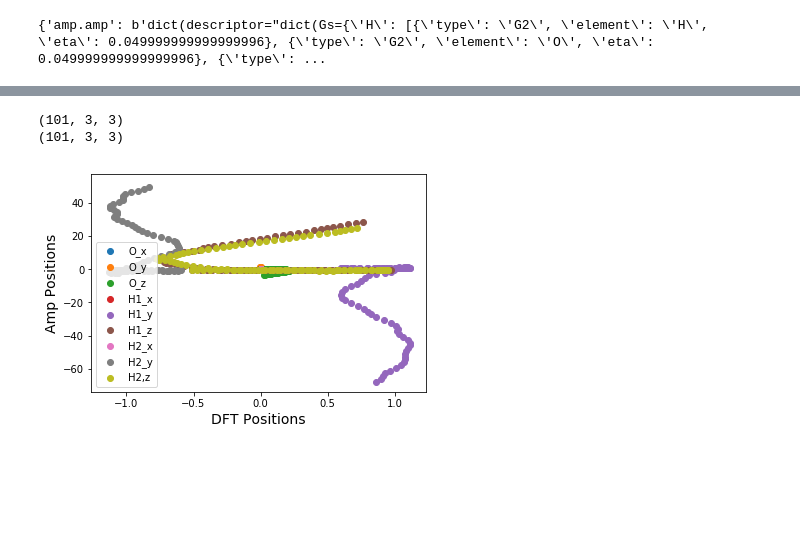
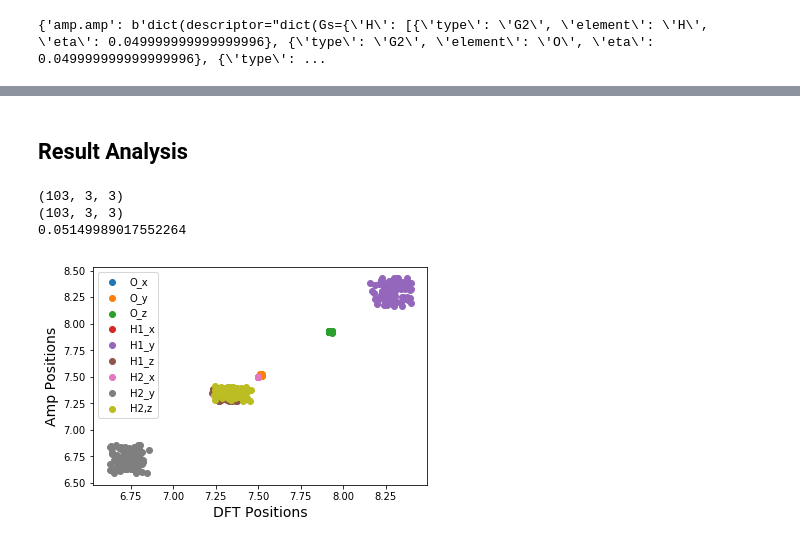
Before and after one commit to cancan233/googlecolab, a Jupyter notebook: Amp_MD.ipynb, the cells around one changed output, grey strips where cells are left out. Cells and saved outputs as stored; diff of their text form; code cells hidden in the pictures; blank space fills up the shorter version.

Commit message:
Add NWChem and data analysis

```diff
--- a/Amp_MD.ipynb
+++ b/Amp_MD.ipynb
@@ -158,34 +207,45 @@ True
+# %% [markdown]
+## Result Analysis
 # %%
-import numpy as np
-amp_md = read('amp.traj', index=':')
+amp_md = read('amp_md.traj', index=':')
 amp_positions = []
+amp_potential, amp_kinetic = [], []
 for i in range(len(amp_md)):
     amp_positions.append(amp_md[i].get_positions())
+    amp_potential.append(amp_md[i].get_potential_energy())
+    amp_kinetic.append(amp_md[i].get_kinetic_energy())
 amp_positions = np.array(amp_positions)
+amp_potential = np.array(amp_potential)
+amp_kinetic = np.array(amp_kinetic)
 print(amp_positions.shape)
 
-dft_md = read('emt.traj', index=':')
+dft_md = read('dft.traj', index=':')
 dft_positions = []
+dft_potential, dft_kinetic = [], []
 for i in range(len(dft_md)):
     dft_positions.append(dft_md[i].get_positions())
+    dft_potential.append(dft_md[i].get_potential_energy())
+    dft_kinetic.append(dft_md[i].get_kinetic_energy())
 dft_positions = np.array(dft_positions)
+dft_potential = np.array(dft_potential)
+dft_kinetic = np.array(dft_kinetic)
 print(dft_positions.shape)
+rmse = np.sqrt(np.mean(np.absolute(amp_positions - dft_positions)**2))
+print(rmse)
 # %% [output]
-(101, 3, 3)
-(101, 3, 3)
+(103, 3, 3)
+(103, 3, 3)
+0.05149989017552264
 # %%
 %matplotlib inline
 import matplotlib.pyplot as plt
 labels = np.array([['O_x', 'O_y', 'O_z'], ['H1_x', 'H1_y', 'H1_z'], ['H2_x', 'H2_y', 'H2,z']])
 for i in range(3):
     for j in range(3):
-        if j == 0:
-            plt.scatter(dft_positions[:,i,j], -amp_positions[:,i,j], label=labels[i,j])
-        else:
-            plt.scatter(dft_positions[:,i,j], amp_positions[:,i,j], label=labels[i,j])
+      plt.scatter(dft_positions[:,i,j], amp_positions[:,i,j], label=labels[i,j])
 plt.xlabel('DFT Positions', fontsize=14)
 plt.ylabel('Amp Positions', fontsize=14)
 plt.legend()
 plt.show()
 # %% [output]
-[figure, old version]
+[figure, new version]
```
Also changed, not shown: parts of 8 cells of this notebook.
